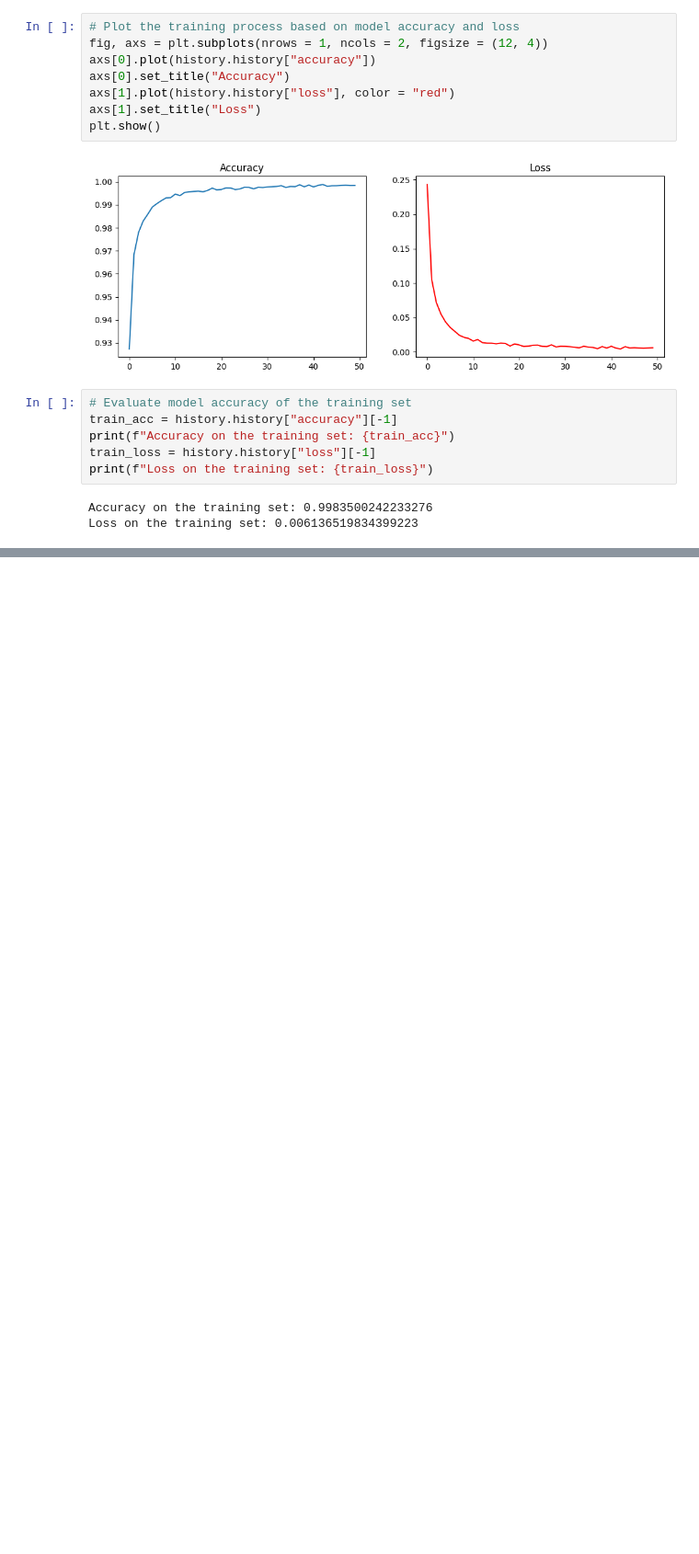
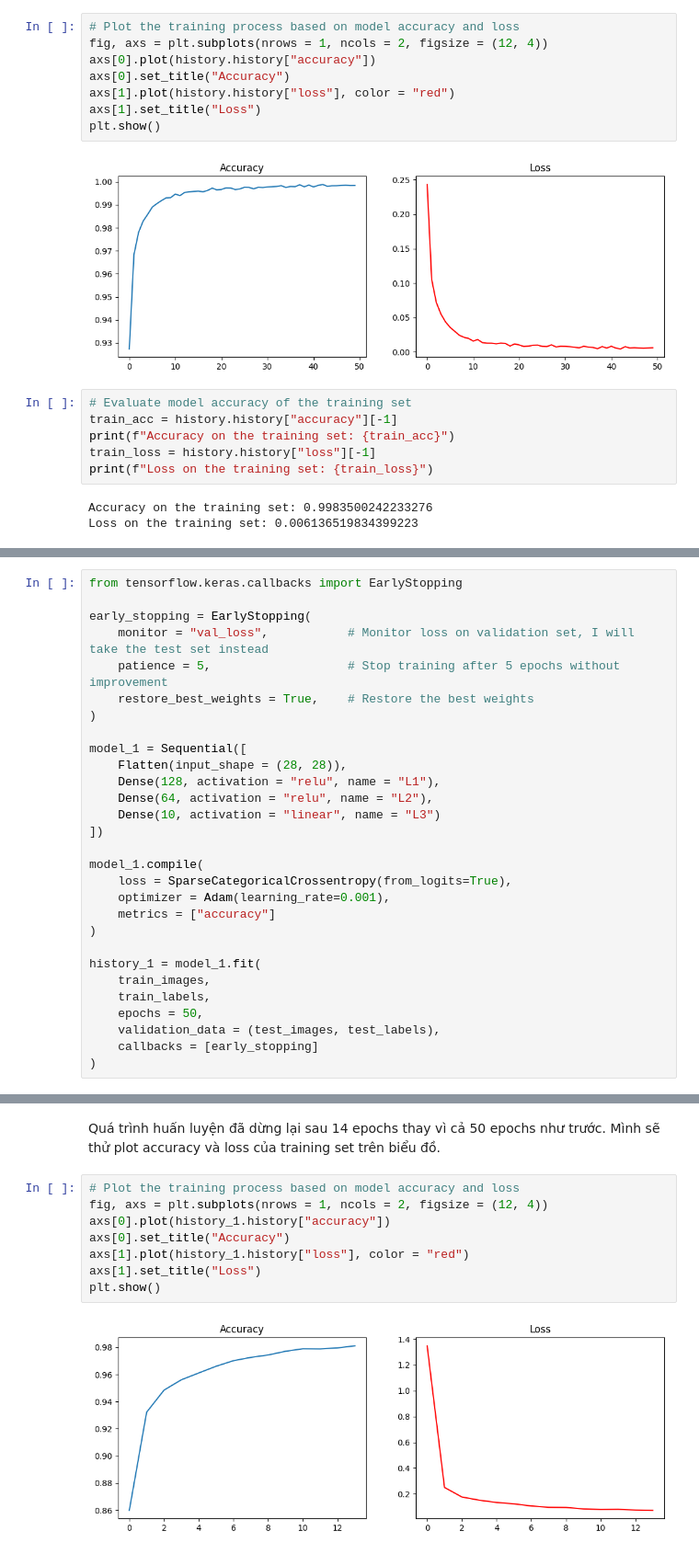
Before and after one commit to hazyhazel/Machine-Learning, a Jupyter notebook: 03_Neural_Networks/practice/mnist.ipynb, the cells around one changed output, grey strips where cells are left out. Shown at 92% size. Cells and saved outputs as stored; diff of their text form; blank space fills up the shorter version.

Commit message:
add more explanation and code for EarlyStopping

```diff
--- a/03_Neural_Networks/practice/mnist.ipynb
+++ b/03_Neural_Networks/practice/mnist.ipynb
@@ -109,0 +133,29 @@ result = model.evaluate(test_images, test_labels)
+# %%
+from tensorflow.keras.callbacks import EarlyStopping
+
+early_stopping = EarlyStopping(
+    monitor = "val_loss",           # Monitor loss on validation set, I will take the test set instead
+    patience = 5,                   # Stop training after 5 epochs without improvement
+    restore_best_weights = True,    # Restore the best weights
+)
+
+model_1 = Sequential([
+    Flatten(input_shape = (28, 28)),
+    Dense(128, activation = "relu", name = "L1"),
+    Dense(64, activation = "relu", name = "L2"),
+    Dense(10, activation = "linear", name = "L3")
+])
+
+model_1.compile(
+    loss = SparseCategoricalCrossentropy(from_logits=True),
+    optimizer = Adam(learning_rate=0.001),
+    metrics = ["accuracy"]
+)
+
+history_1 = model_1.fit(
+    train_images,
+    train_labels,
+    epochs = 50,
+    validation_data = (test_images, test_labels),
+    callbacks = [early_stopping]
+)
@@ -109,0 +180,12 @@ result = model.evaluate(test_images, test_labels)
+# %% [markdown]
+Quá trình huấn luyện đã dừng lại sau 14 epochs thay vì cả 50 epochs như trước. Mình sẽ thử plot accuracy và loss của training set trên biểu đồ.
+# %%
+# Plot the training process based on model accuracy and loss
+fig, axs = plt.subplots(nrows = 1, ncols = 2, figsize = (12, 4))
+axs[0].plot(history_1.history["accuracy"])
+axs[0].set_title("Accuracy")
+axs[1].plot(history_1.history["loss"], color = "red")
+axs[1].set_title("Loss")
+plt.show()
+# %% [output]
+[figure, added]
```
Also changed, not shown: parts of 11 cells of this notebook.
